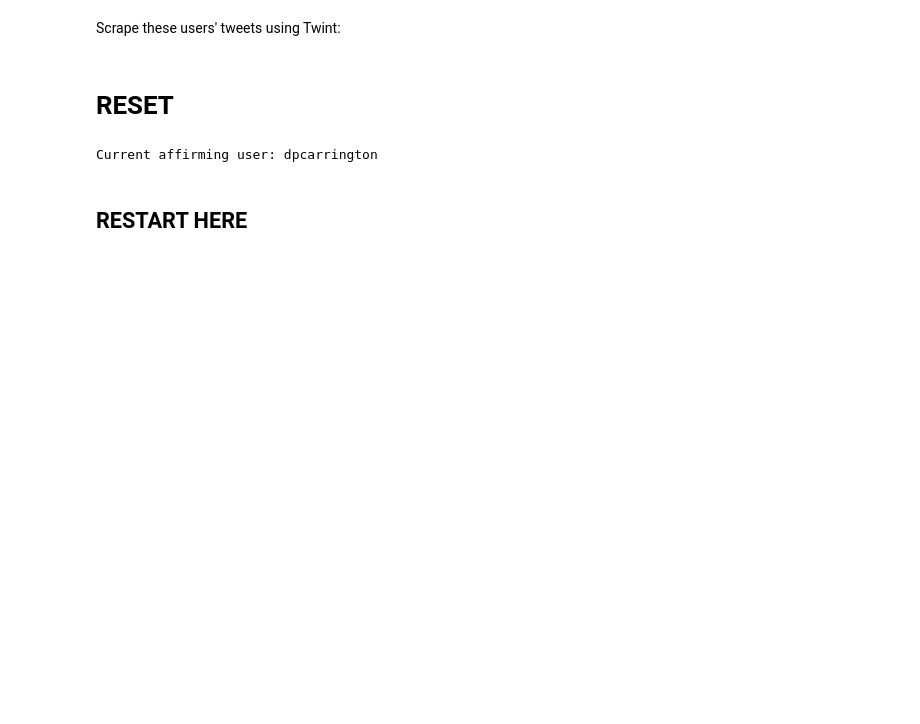
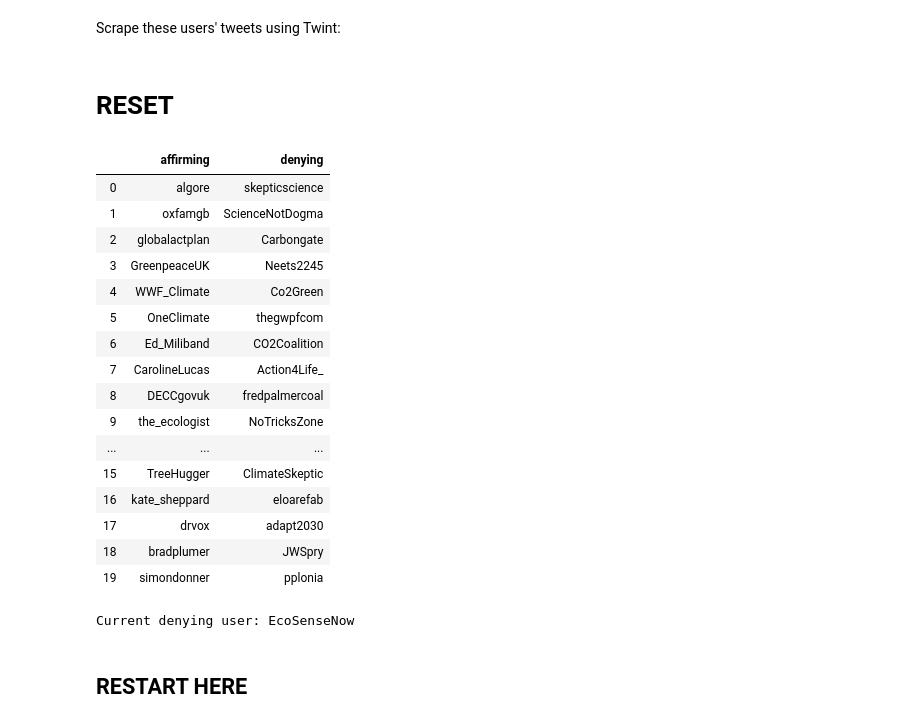
Before and after one commit to haroldw/cs229_reacclimate, a Jupyter notebook: tweet_classification/01_Twint_scrape.ipynb, the cells around one changed output. Saved outputs shown, nothing was run; the diff lists cells and outputs as text; code cells hidden in the pictures; blank space fills up the shorter version.

```diff
--- a/tweet_classification/01_Twint_scrape.ipynb
+++ b/tweet_classification/01_Twint_scrape.ipynb
@@ -53,8 +53,8 @@ print(len(influential_csv['affirming']))
 # %% [output]
 []
 # %%
-influential_csv['denying'].drop_duplicates(keep=False,inplace=True)
-influential_csv['affirming'].drop_duplicates(keep=False,inplace=True)
+influential_csv['denying'].drop_duplicates(keep='first',inplace=True)
+influential_csv['affirming'].drop_duplicates(keep='first',inplace=True)
 # %%
 influential_csv.shape
 # %% [output]
@@ -94,13 +94,32 @@ def create_twint_config(user,end_date,search_term):
     return c
 # %% [markdown]
 # RESET
+# %%
+influential_csv.head(20)
+# %% [output]
+|  | affirming | denying |
+| 0 | algore | skepticscience |
+| 1 | oxfamgb | ScienceNotDogma |
+| 2 | globalactplan | Carbongate |
+| 3 | GreenpeaceUK | Neets2245 |
+| 4 | WWF_Climate | Co2Green |
+| 5 | OneClimate | thegwpfcom |
+| 6 | Ed_Miliband | CO2Coalition |
+| 7 | CarolineLucas | Action4Life_ |
+| 8 | DECCgovuk | fredpalmercoal |
+| 9 | the_ecologist | NoTricksZone |
+| ... | ... | ... |
+| 15 | TreeHugger | ClimateSkeptic |
+| 16 | kate_sheppard | eloarefab |
+| 17 | drvox | adapt2030 |
+| 18 | bradplumer | JWSpry |
+| 19 | simondonner | pplonia |
 # %%
-curr_affirm = influential_csv['affirming'].iloc[49
-                                               ]
-print('Current affirming user:',curr_affirm)
+curr_deny = influential_csv.iloc[92]['denying']
+print('Current denying user:',curr_deny)
 #c.Username = curr_affirm
 # %% [output]
-Current affirming user: dpcarrington
+Current denying user: EcoSenseNow
 # %% [markdown]
 ## RESTART HERE
 # %%
```
Also changed, not shown: parts of 25 cells of this notebook, 1 other file.
